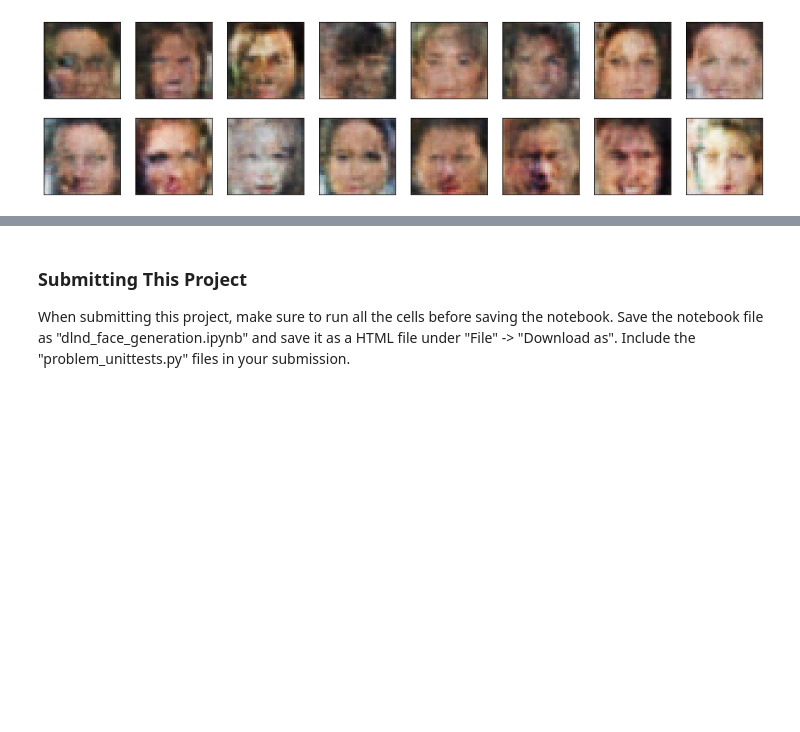
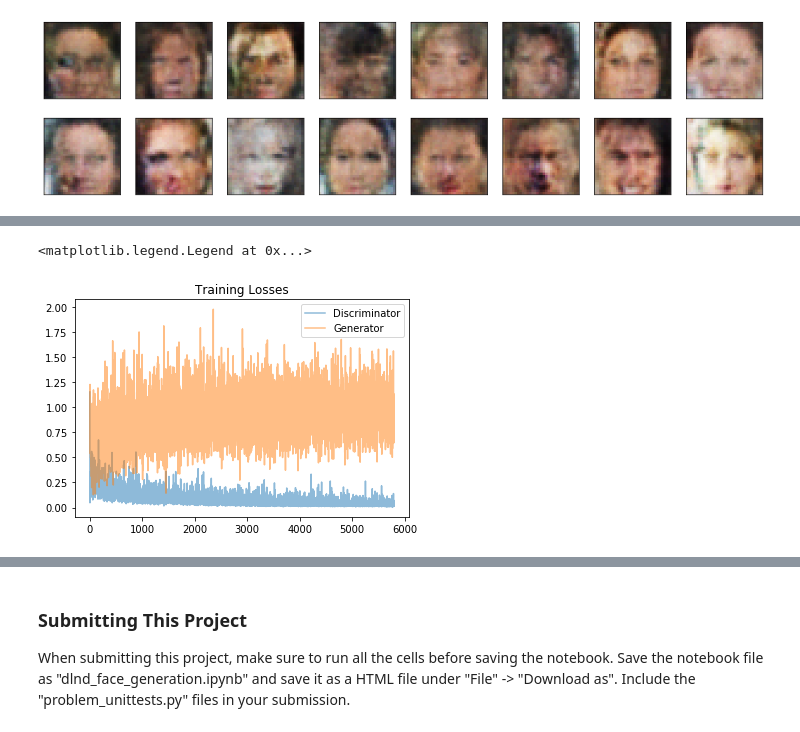
Before and after one commit to Marvinsky/face_generation, a Jupyter notebook: dlnd_face_generation.ipynb, the cells around one changed output, grey strips where cells are left out. Drawn from its saved outputs; the diff is of its cells as text; code cells hidden in the pictures; blank space fills up the shorter version.

Commit message:
train: 200 epochs

```diff
--- a/dlnd_face_generation.ipynb
+++ b/dlnd_face_generation.ipynb
@@ -932,0 +935,16 @@ _ = view_samples(-1, samples_config4)
+# %%
+# Define model hyperparams
+d_conv_dim5 = 32
+g_conv_dim5 = 32
+z_size5 = 200
+
+"""
+DON'T MODIFY ANYTHING IN THIS CELL THAT IS BELOW THIS LINE
+"""
+D5, G5 = build_network(d_conv_dim5, g_conv_dim5, z_size5)
+
+lr5 = 0.0002
+beta1 = 0.5
+beta2 = 0.999
+d_optimizer5 = optim.Adam(D5.parameters(), lr5, [beta1, beta2])
+g_optimizer5 = optim.Adam(G5.parameters(), lr5, [beta1, beta2])
@@ -932,0 +969,12 @@ _ = view_samples(-1, samples_config4)
+# %%
+# set number of epochs
+import time
+n_epochs5 = 200
+save_file_name5 = "train_samples5.pkl"
+
+# call training function
+start = time.time()
+losses5 = train(D5, G5, n_epochs5, save_file_name5, z_size5, d_optimizer5, g_optimizer5, print_every=100)
+end = time.time()
+elapsed_time = end - start
+print("elapsed_time: {} min, {} sec".format(elapsed_time//60, elapsed_time))
@@ -932,0 +999,10 @@ _ = view_samples(-1, samples_config4)
+# %%
+fig, ax = plt.subplots()
+losses5 = np.array(losses5)
+plt.plot(losses5.T[0], label='Discriminator', alpha=0.5)
+plt.plot(losses5.T[1], label='Generator', alpha=0.5)
+plt.title("Training Losses")
+plt.legend()
+# %% [output]
+<matplotlib.legend.Legend at 0x...>
+[figure, added]
```
Also changed, not shown: parts of 6 cells of this notebook.
